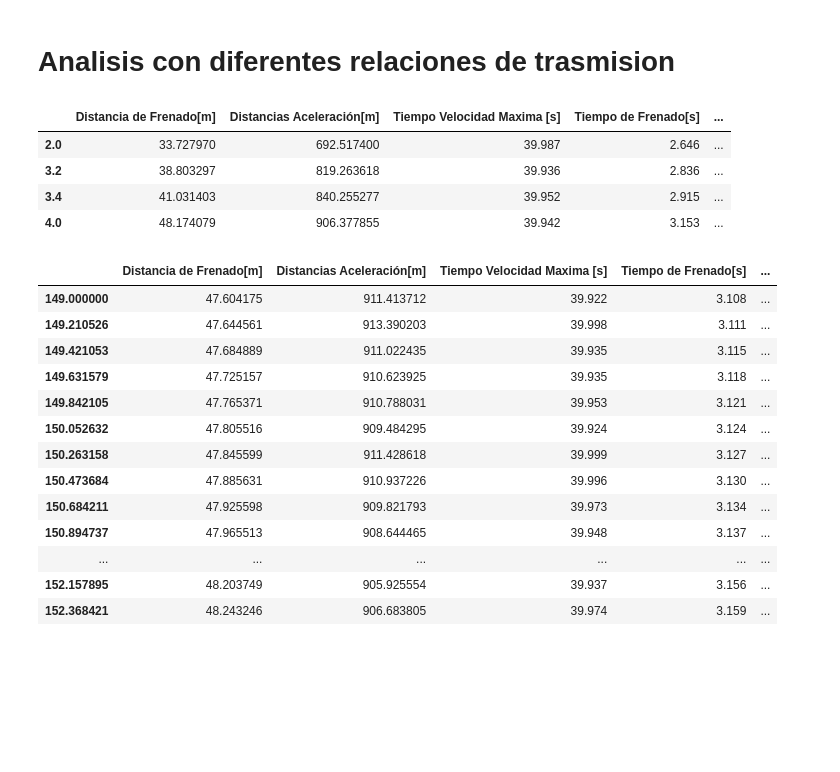
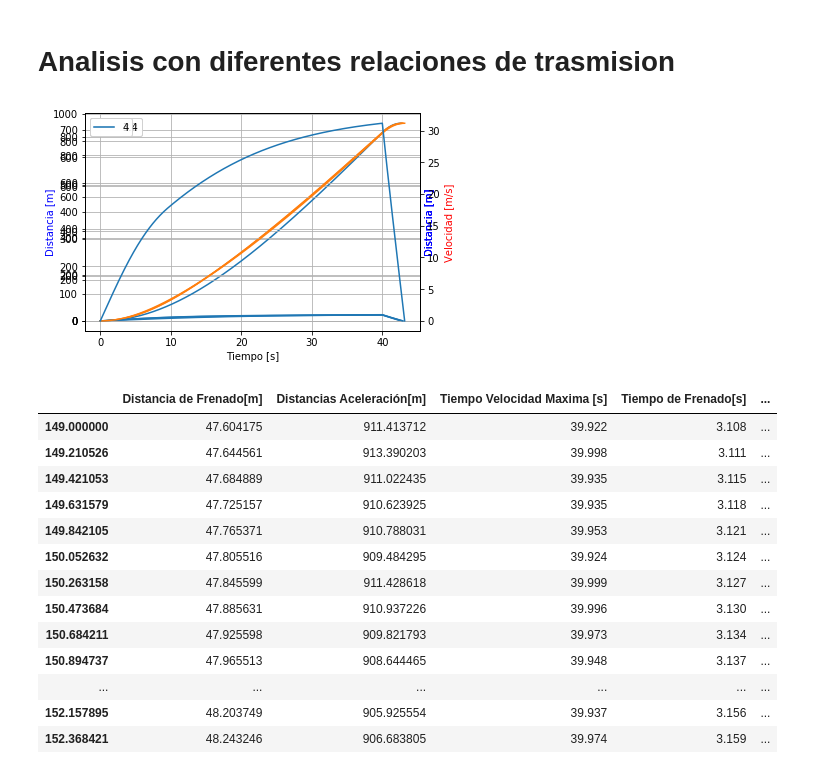
Before and after one commit to OscarEMejia/Herramientas-Computacionales, a Jupyter notebook: Taller_2/Taller_2.ipynb, the cells around one changed output. Drawn from its saved outputs; the diff is of its cells as text; code cells hidden in the pictures; blank space fills up the shorter version.

```diff
--- a/Taller_2/Taller_2.ipynb
+++ b/Taller_2/Taller_2.ipynb
@@ -348,44 +348,60 @@ for ng in ngs:
     x_f=0
     v_f=max(vel)
     pos2=[]
     pos2.append(x_f)
     vel2=[]
     acel2=[]
     acel2.append(acel[len(acel)-1])
     c_ini2=[x_f,v_f]
     ##
     sol2 = odeint(frenado,c_ini2,t2)
     posicion(sol2[:,1],pos2,t2)
     ##
     Velmax=VelocidadMaxima(sol[:,1])[0]
     Velocidades.append(Velmax)
     u=VelocidadMaxima(sol[:,1])[-1];
     dist_acel=pos[u]
     DistanciasAcel.append(dist_acel)
     t_max=t[u]
     Tiempo_Acel.append(t_max)
     ##
     Velmin=max(sol2[:,1])
     dist_fren=max(pos2)
     b=0
     for i,v in enumerate(sol2[:,1]):
         #print(v,i)
         if ((v>0)&(v>1e-5)):
            b=i
     t_max2=t2[b]
     DistanciaFreno.append(dist_fren)
     Tiempo_Freno.append(t_max2)
+    u=VelocidadMaxima(sol[:,1])[-1]
+    recorrido=[]
+    t_r=[]
+    vel_rec=[]
+    for i in range(0,u+1):
+        vel_rec.append(sol[i,1])
+        recorrido.append(pos[i])
+        t_r.append(t[i])
+
+    for i in range(0,b+1):
+        vel_rec.append(sol2[i,1])
+        recorrido.append(max(pos)+pos2[i])
+        t_r.append(max(t)+t2[i])
+    plt.ion()
+    plt.plot(t_r,recorrido,label=ng)
+    plt.xlabel("Tiempo [s]")
+    plt.ylabel("Distancia [m]",color='b')
+    plt.grid(True)
+    plt.twinx()
+    plt.plot(t_r,vel_rec,label=ng)
+    plt.ylabel("Velocidad [m/s]",color='r')
+    plt.legend(loc='best')
+# %% [output]
+[figure, added]
 # %%
 d={"Tiempo de Frenado[s]":Tiempo_Freno,"Distancia de Frenado[m]":DistanciaFreno,'Velocidad Maxima [m/s]':Velocidades,'Distancias Aceleración[m]': DistanciasAcel,"Tiempo Velocidad Maxima [s]":Tiempo_Acel}
 Resultados=pd.DataFrame(data=d,index=ngs)
-# %%
-Resultados
-# %% [output]
-|  | Distancia de Frenado[m] | Distancias Aceleración[m] | Tiempo Velocidad Maxima [s] | Tiempo de Frenado[s] | ... |
-| 2.0 | 33.727970 | 692.517400 | 39.987 | 2.646 | ... |
-| 3.2 | 38.803297 | 819.263618 | 39.936 | 2.836 | ... |
-| 3.4 | 41.031403 | 840.255277 | 39.952 | 2.915 | ... |
-| 4.0 | 48.174079 | 906.377855 | 39.942 | 3.153 | ... |
 # %%
 Velocidades=[]
 DistanciasAcel=[]
```
